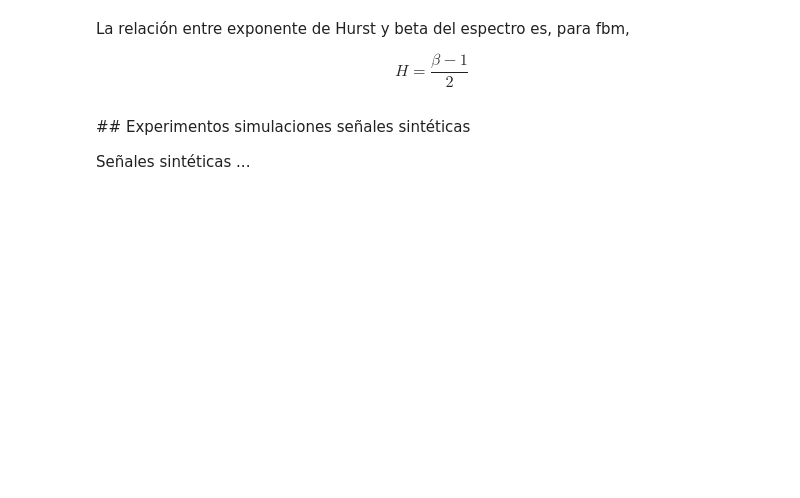
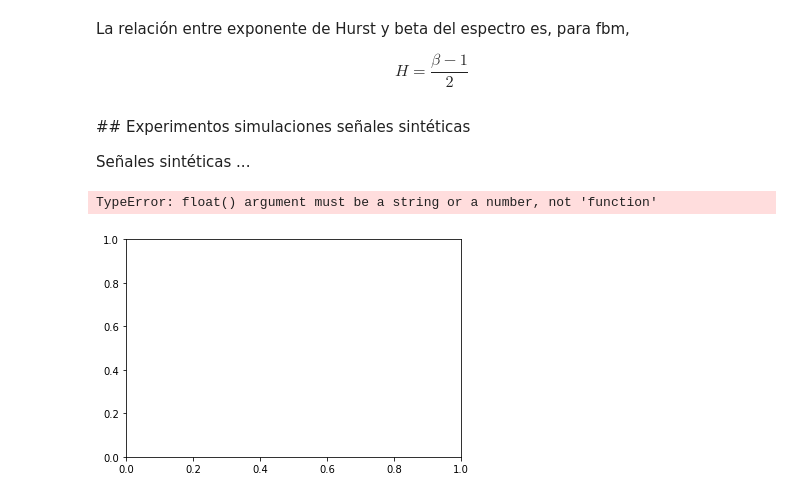
Before and after one commit to LauraMorenoGo/TFG, a Jupyter notebook: Hurst_Exponent.ipynb, the cells around one changed output. Saved outputs shown, nothing was run; the diff lists cells and outputs as text; code cells hidden in the pictures; blank space fills up the shorter version.

Commit message:
mejoras imagenes

```diff
--- a/Hurst_Exponent.ipynb
+++ b/Hurst_Exponent.ipynb
@@ -123,20 +123,23 @@ $$H = \frac{\beta-1}{2}$$
 Señales sintéticas ...
 # %%
 
-hurst = [0.1, 0.2, 0.3, 0.4, 0.5, 0.6, 0.7, 0.8, 0.9]
+h_real = [0.1, 0.2, 0.3, 0.4, 0.5, 0.6, 0.7, 0.8, 0.9]
 #Calculate mean vector
 h_m = []
 
 #Calculate std vector
 
 h_std = []
 
-for h in hurst:
+for h in h_real:
     h_hat = []
     for i in range (100):
-        rw = random_walk(1000, prob = h)
+        rw = random_walk(1000, proba = h)
         h_hat.append(hurst(rw))
     h_m.append(np.mean(h_hat))
     h_std.append(np.std(h_hat))
 
 #plot
+# %% [output]
+TypeError: float() argument must be a string or a number, not 'function'
+[figure, added]
```
Also changed, not shown: parts of 2 cells of this notebook, 6 other files.
